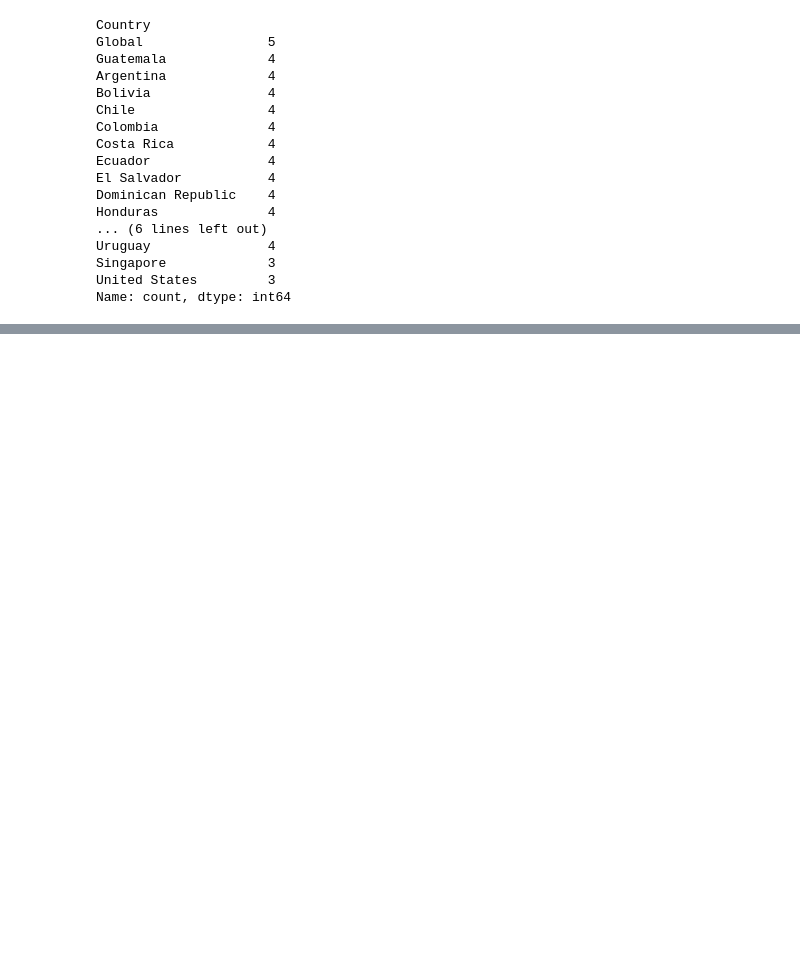
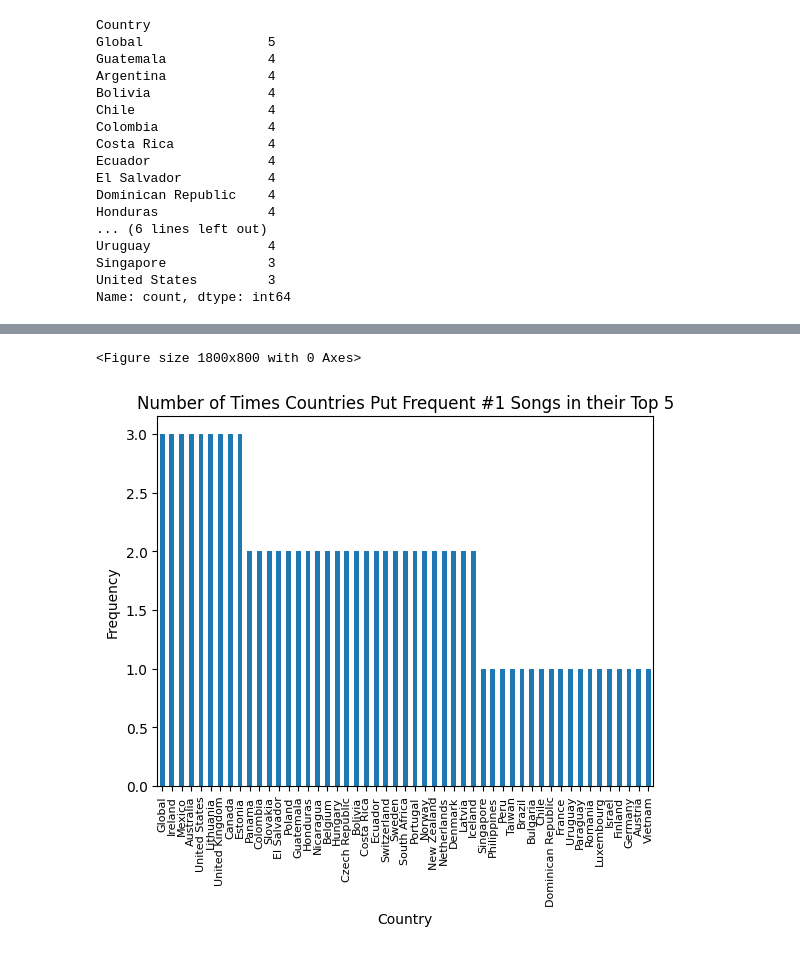
Before and after one commit to kevmiao/Songs---HackTX2023, a Jupyter notebook: src/backend/song.ipynb, the cells around one changed output, grey strips where cells are left out. Saved outputs shown, nothing was run; the diff lists cells and outputs as text; code cells hidden in the pictures; blank space fills up the shorter version.

```diff
--- a/src/backend/song.ipynb
+++ b/src/backend/song.ipynb
@@ -335,7 +352,10 @@ United States         3
 Name: count, dtype: int64
 # %%
 combined_top_influence_countries = pd.concat([top_rockstar_countries, top_blinding_countries, top_rojo_countries, top_safaera_countries, top_rain_countries])
-most_top_influence = combined_top_influence_countries["Country"].value_counts().head(10)
+most_top_influence = combined_top_influence_countries["Country"].value_counts()
 print(most_top_influence)
+most_top_influence.to_csv("../data/InfluenceCountriesSpotify.csv")
+most_top_influence = pd.read_csv("../data/InfluenceCountriesSpotify.csv")
+print(most_top_influence)
 # %% [output]
 Country
@@ -352,0 +378,17 @@ Name: count, dtype: int64
+# %%
+fig = plt.figure(figsize = (18,8))
+
+most_top_influence.plot(x="Country",y="count",kind="bar",legend=False)
+plt.xlabel("Country")
+plt.ylabel("Frequency")
+plt.title("Number of Times Countries Put Frequent #1 Songs in their Top 5")
+plt.xticks(rotation=90,fontsize=8)
+plt.show()
+
+html_str = mpld3.fig_to_html(fig)
+Html_file= open("index.html","w")
+Html_file.write(html_str)
+Html_file.close()
+# %% [output]
+<Figure size 1800x800 with 0 Axes>
+[figure, added]
```
Also changed, not shown: parts of 7 cells of this notebook, 8 other files.
